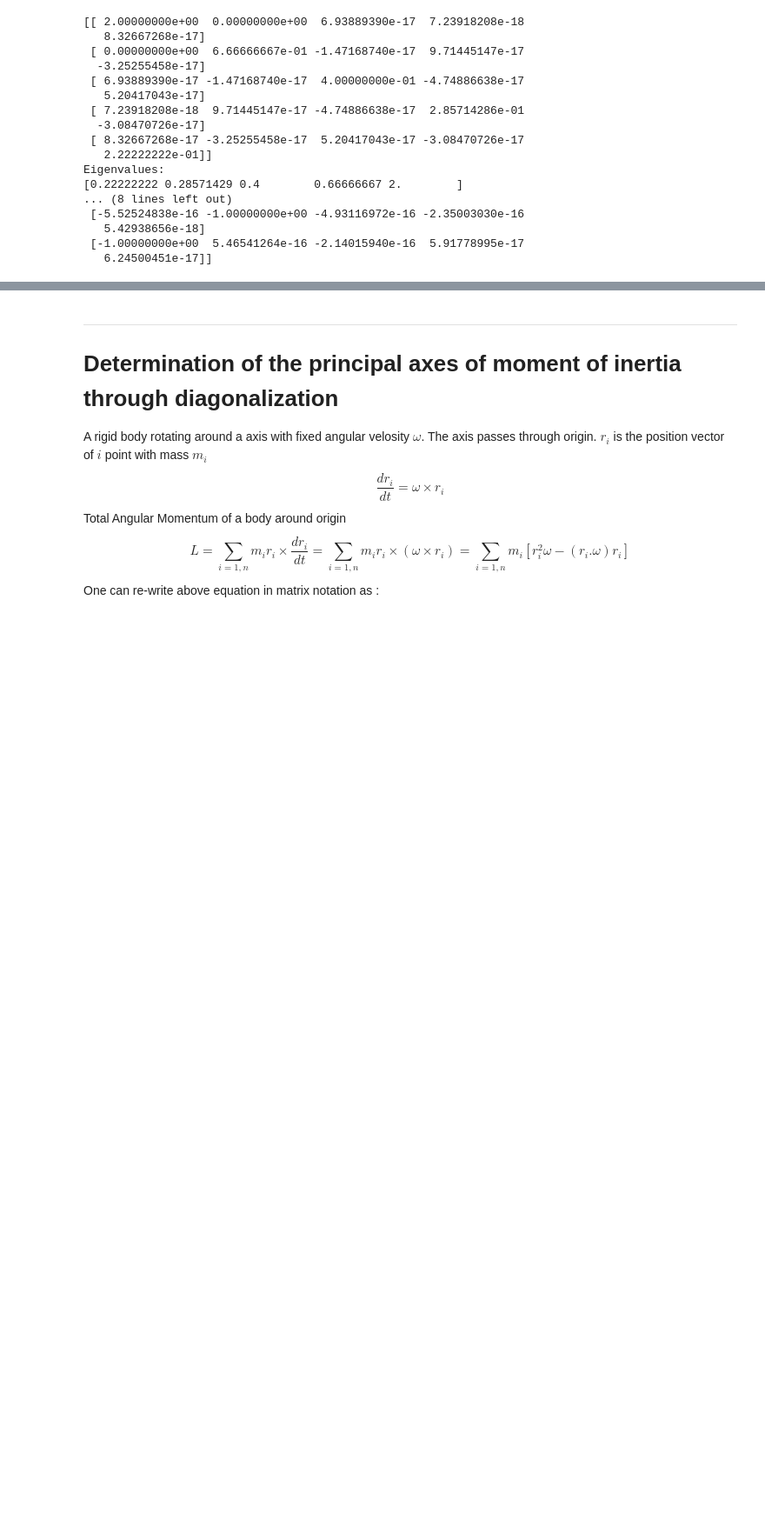
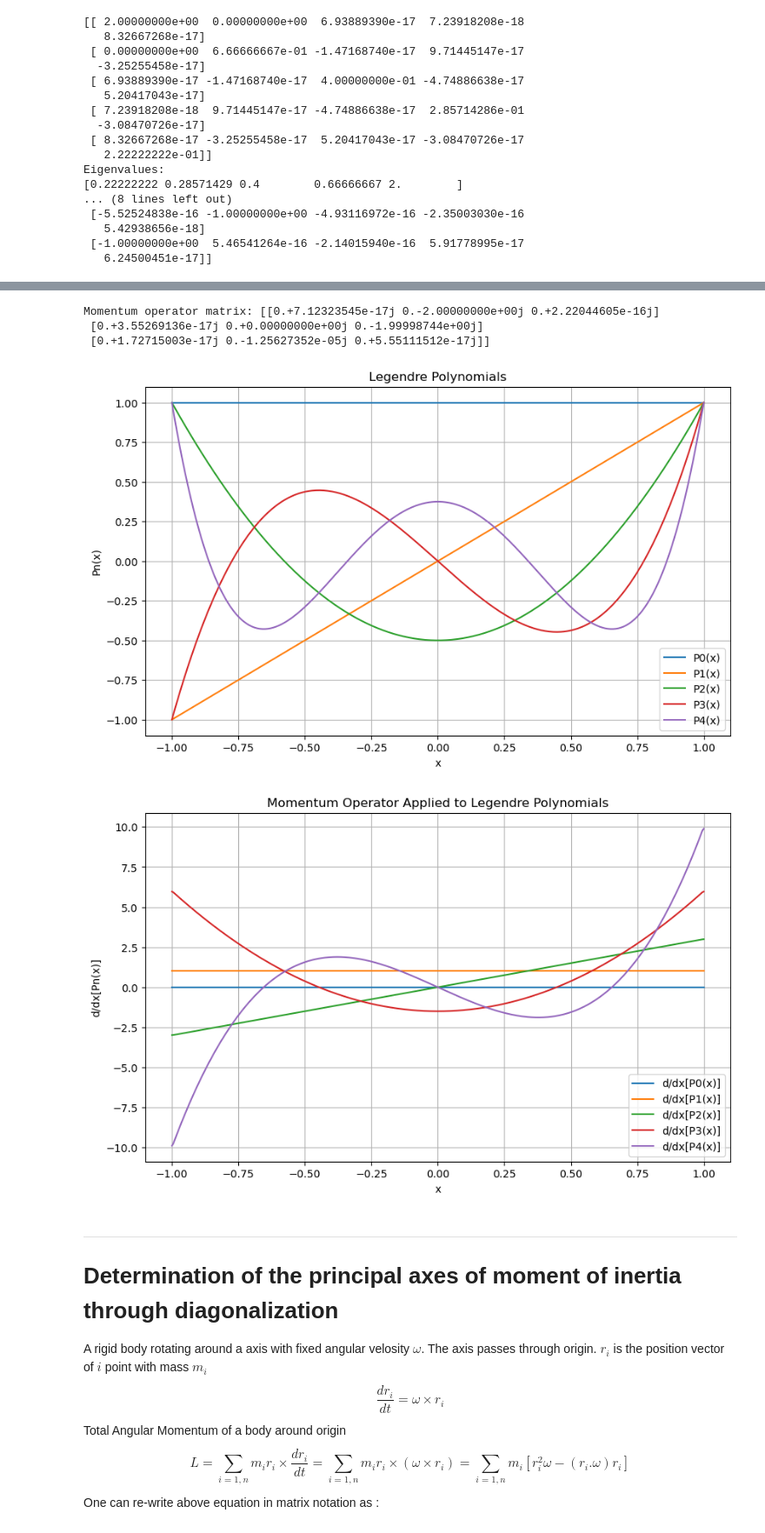
Before and after one commit to navgaur/AMP1, a Jupyter notebook: Linear Trans 1.ipynb, the cells around one changed output, grey strips where cells are left out. Shown at 87% size. Cells and saved outputs as stored; diff of their text form; code cells hidden in the pictures; blank space fills up the shorter version.

```diff
--- a/Linear Trans 1.ipynb
+++ b/Linear Trans 1.ipynb
@@ -471,3 +542,59 @@ Eigenvalues:
+# %%
+import numpy as np
+import matplotlib.pyplot as plt
+from scipy.special import legendre
+
+# Define the range for plotting Legendre polynomials
+x = np.linspace(-1, 1, 400)
+
+# Number of Legendre polynomials to compute
+n_polynomials = 5
+
+# Initialize an array to store Legendre polynomials
+legendre_polynomials = []
+
+# Compute and store Legendre polynomials
+for n in range(n_polynomials):
+    legendre_polynomial = legendre(n)
+    legendre_polynomials.append(legendre_polynomial(x))
+
+# Plot Legendre polynomials
+plt.figure(figsize=(10, 6))
+for n in range(n_polynomials):
+    plt.plot(x, legendre_polynomials[n], label=f'P{n}(x)')
+
+plt.title('Legendre Polynomials')
+plt.xlabel('x')
+plt.ylabel('Pn(x)')
+plt.legend()
+plt.grid(True)
+
+# Apply the momentum operator (d/dx) to Legendre polynomials
+momentum_operator_legendre = []
+
+for n in range(n_polynomials):
+    derivative = np.gradient(legendre_polynomials[n], x)
+    momentum_operator_legendre.append(derivative)
+
+print("Momentum operator matrix:", momentum_operator_matrix)
+# Plot the result of applying the momentum operator
+plt.figure(figsize=(10, 6))
+for n in range(n_polynomials):
+    plt.plot(x, momentum_operator_legendre[n], label=f'd/dx[P{n}(x)]')
+
+plt.title('Momentum Operator Applied to Legendre Polynomials')
+plt.xlabel('x')
+plt.ylabel('d/dx[Pn(x)]')
+plt.legend()
+plt.grid(True)
+
+plt.show()
+# %% [output]
+Momentum operator matrix: [[0.+7.12323545e-17j 0.-2.00000000e+00j 0.+2.22044605e-16j]
+ [0.+3.55269136e-17j 0.+0.00000000e+00j 0.-1.99998744e+00j]
+ [0.+1.72715003e-17j 0.-1.25627352e-05j 0.+5.55111512e-17j]]
+[figure, added]
+[figure, added]
 # %% [markdown]
 ***
 # **Determination of the principal axes of moment of inertia through diagonalization**
```
Also changed, not shown: parts of 1 cell of this notebook.
